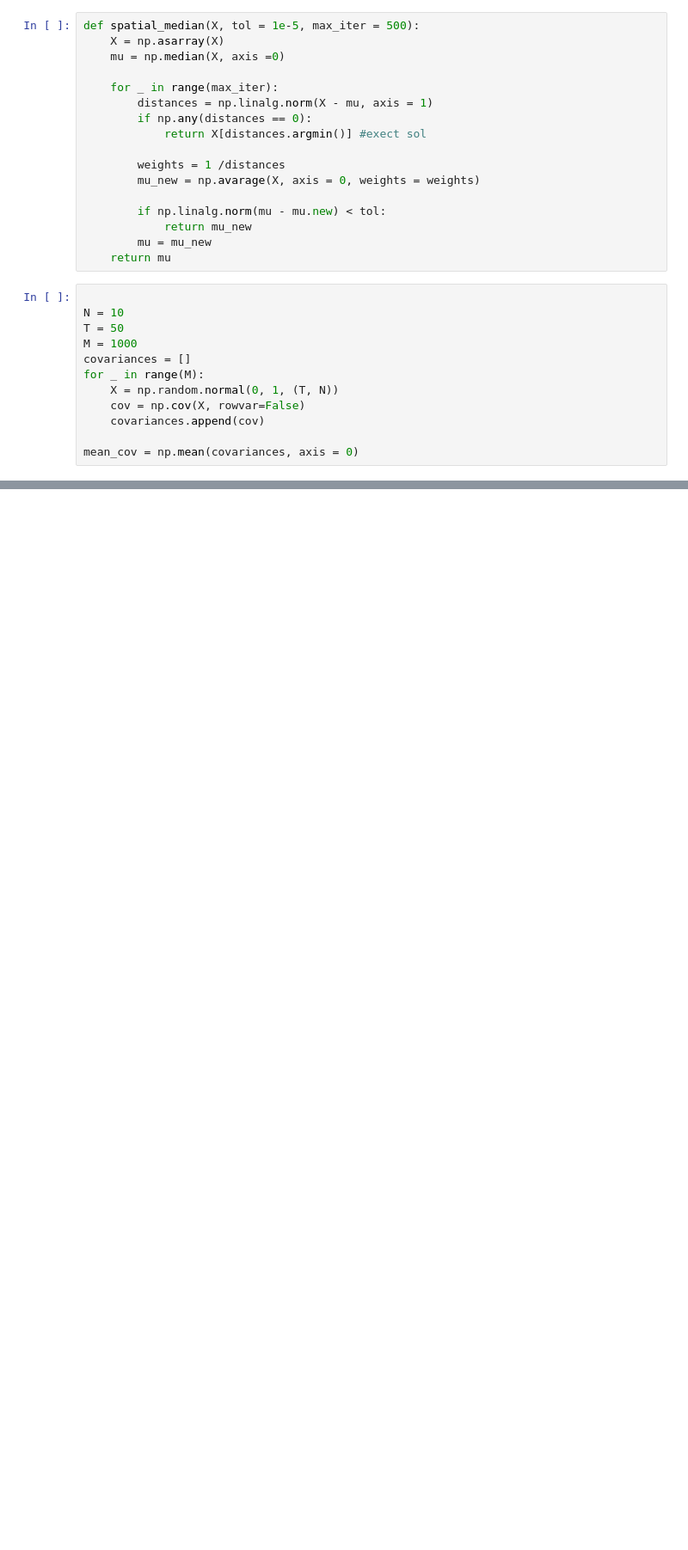
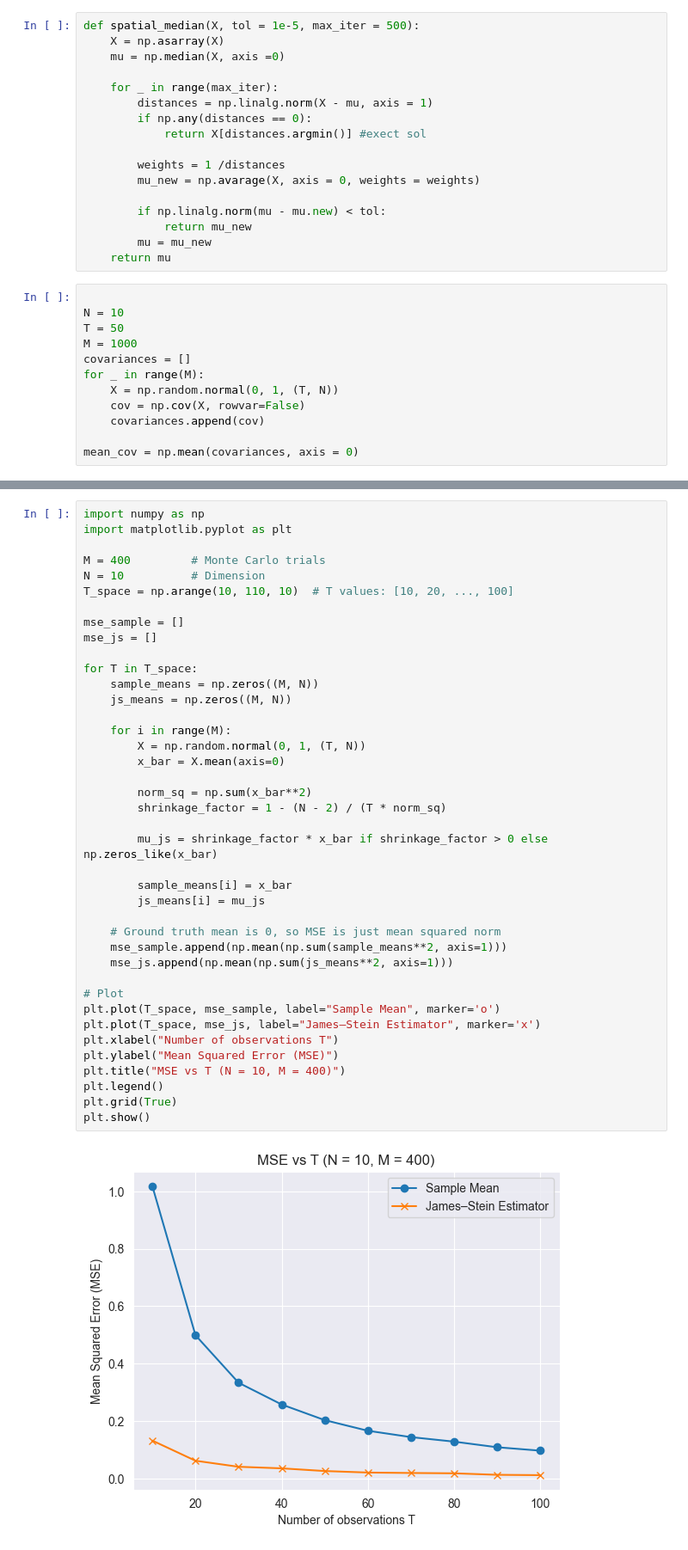
Before and after one commit to denystiger/Finance, a Jupyter notebook: Port Opt/Port opt.ipynb, the cells around one changed output, grey strips where cells are left out. Shown at 86% size. Cells and saved outputs as stored; diff of their text form; blank space fills up the shorter version.

```diff
--- a/Port Opt/Port opt.ipynb
+++ b/Port Opt/Port opt.ipynb
@@ -490,0 +468,42 @@ Mean MSE (Heavy-Tailed Est): 0.699238
+# %%
+import numpy as np
+import matplotlib.pyplot as plt
+
+M = 400         # Monte Carlo trials
+N = 10          # Dimension
+T_space = np.arange(10, 110, 10)  # T values: [10, 20, ..., 100]
+
+mse_sample = []
+mse_js = []
+
+for T in T_space:
+    sample_means = np.zeros((M, N))
+    js_means = np.zeros((M, N))
+
+    for i in range(M):
+        X = np.random.normal(0, 1, (T, N))
+        x_bar = X.mean(axis=0)
+
+        norm_sq = np.sum(x_bar**2)
+        shrinkage_factor = 1 - (N - 2) / (T * norm_sq)
+
+        mu_js = shrinkage_factor * x_bar if shrinkage_factor > 0 else np.zeros_like(x_bar)
+
+        sample_means[i] = x_bar
+        js_means[i] = mu_js
+
+    # Ground truth mean is 0, so MSE is just mean squared norm
+    mse_sample.append(np.mean(np.sum(sample_means**2, axis=1)))
+    mse_js.append(np.mean(np.sum(js_means**2, axis=1)))
+
+# Plot
+plt.plot(T_space, mse_sample, label="Sample Mean", marker='o')
+plt.plot(T_space, mse_js, label="James–Stein Estimator", marker='x')
+plt.xlabel("Number of observations T")
+plt.ylabel("Mean Squared Error (MSE)")
+plt.title("MSE vs T (N = 10, M = 400)")
+plt.legend()
+plt.grid(True)
+plt.show()
+# %% [output]
+[figure, added]
```
Also changed, not shown: parts of 13 cells of this notebook, 36 other files.
